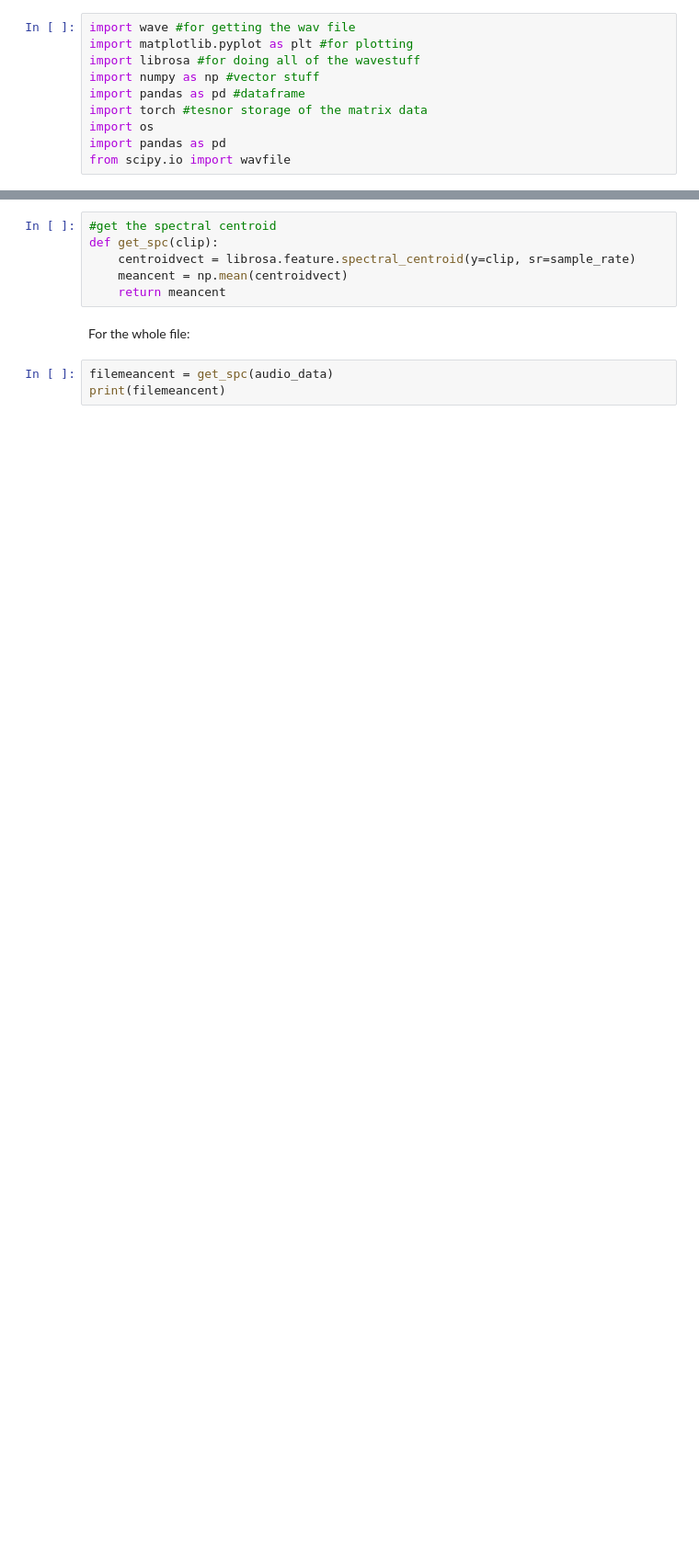
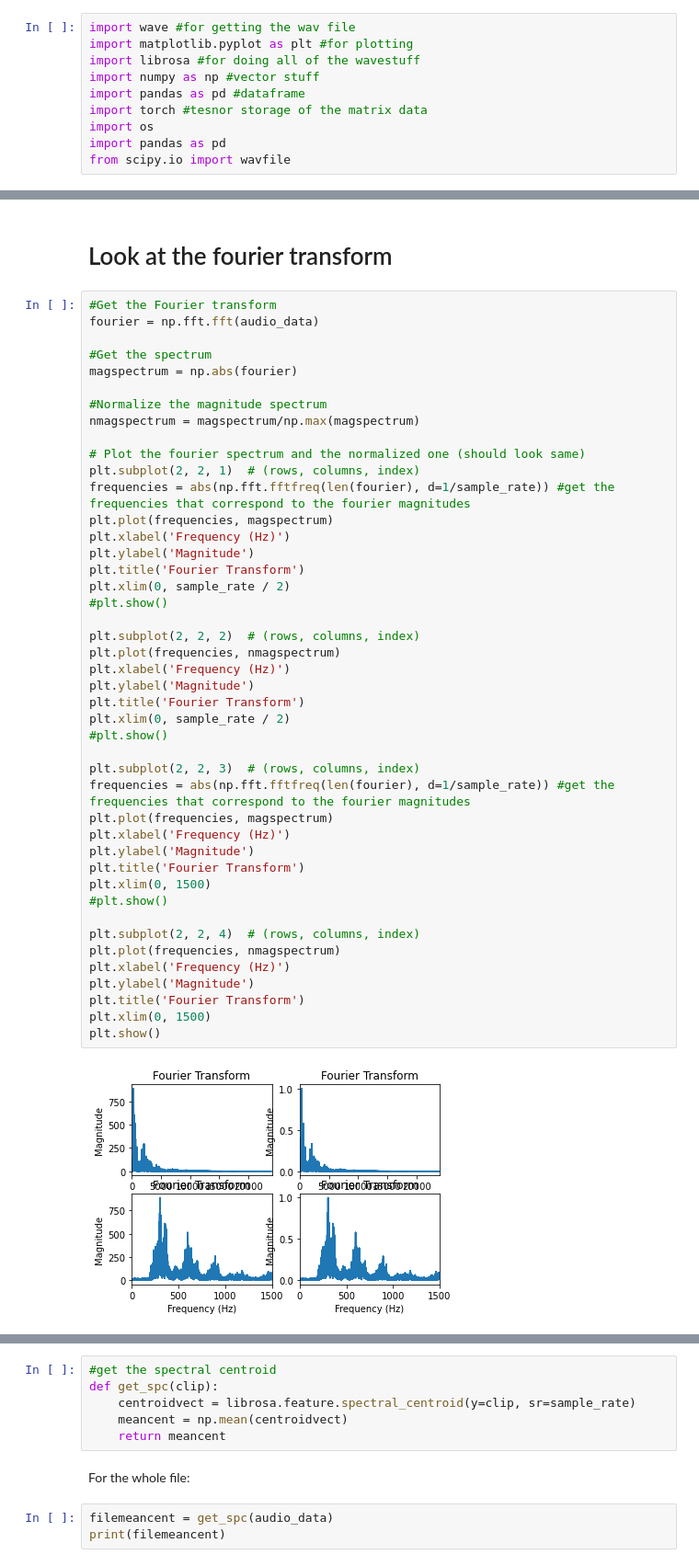
Before and after one commit to dannykaplunski/EmotionsAcrossLangsStatisticalLearning, a Jupyter notebook: EnergyPitchSpectrogram Analysis.ipynb, the cells around one changed output, grey strips where cells are left out. Shown at 92% size. Drawn from its saved outputs; the diff is of its cells as text; blank space fills up the shorter version.

```diff
--- a/EnergyPitchSpectrogram Analysis.ipynb
+++ b/EnergyPitchSpectrogram Analysis.ipynb
@@ -32,0 +31,48 @@ print(sample_rate, pts, secs)
+# %% [markdown]
+# Look at the fourier transform
+# %%
+#Get the Fourier transform
+fourier = np.fft.fft(audio_data)
+
+#Get the spectrum
+magspectrum = np.abs(fourier)
+
+#Normalize the magnitude spectrum
+nmagspectrum = magspectrum/np.max(magspectrum)
+
+# Plot the fourier spectrum and the normalized one (should look same)
+plt.subplot(2, 2, 1)  # (rows, columns, index)
+frequencies = abs(np.fft.fftfreq(len(fourier), d=1/sample_rate)) #get the frequencies that correspond to the fourier magnitudes
+plt.plot(frequencies, magspectrum)
+plt.xlabel('Frequency (Hz)')
+plt.ylabel('Magnitude')
+plt.title('Fourier Transform')
+plt.xlim(0, sample_rate / 2)
+#plt.show()
+
+plt.subplot(2, 2, 2)  # (rows, columns, index)
+plt.plot(frequencies, nmagspectrum)
+plt.xlabel('Frequency (Hz)')
+plt.ylabel('Magnitude')
+plt.title('Fourier Transform')
+plt.xlim(0, sample_rate / 2)
+#plt.show()
+
+plt.subplot(2, 2, 3)  # (rows, columns, index)
+frequencies = abs(np.fft.fftfreq(len(fourier), d=1/sample_rate)) #get the frequencies that correspond to the fourier magnitudes
+plt.plot(frequencies, magspectrum)
+plt.xlabel('Frequency (Hz)')
+plt.ylabel('Magnitude')
+plt.title('Fourier Transform')
+plt.xlim(0, 1500)
+#plt.show()
+
+plt.subplot(2, 2, 4)  # (rows, columns, index)
+plt.plot(frequencies, nmagspectrum)
+plt.xlabel('Frequency (Hz)')
+plt.ylabel('Magnitude')
+plt.title('Fourier Transform')
+plt.xlim(0, 1500)
+plt.show()
+# %% [output]
+[figure, added]
```
Also changed, not shown: parts of 34 cells of this notebook.
